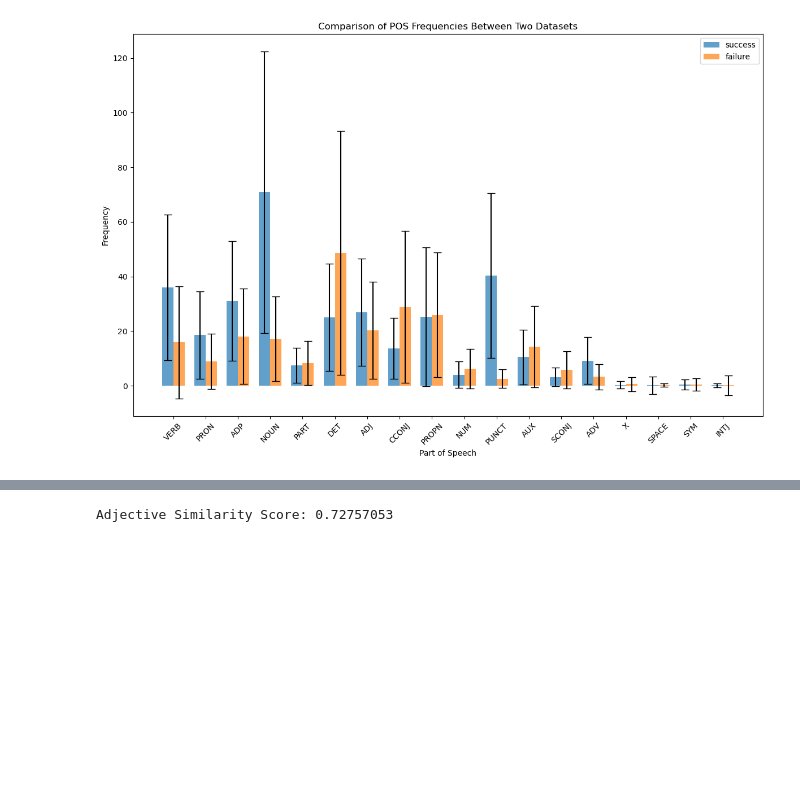
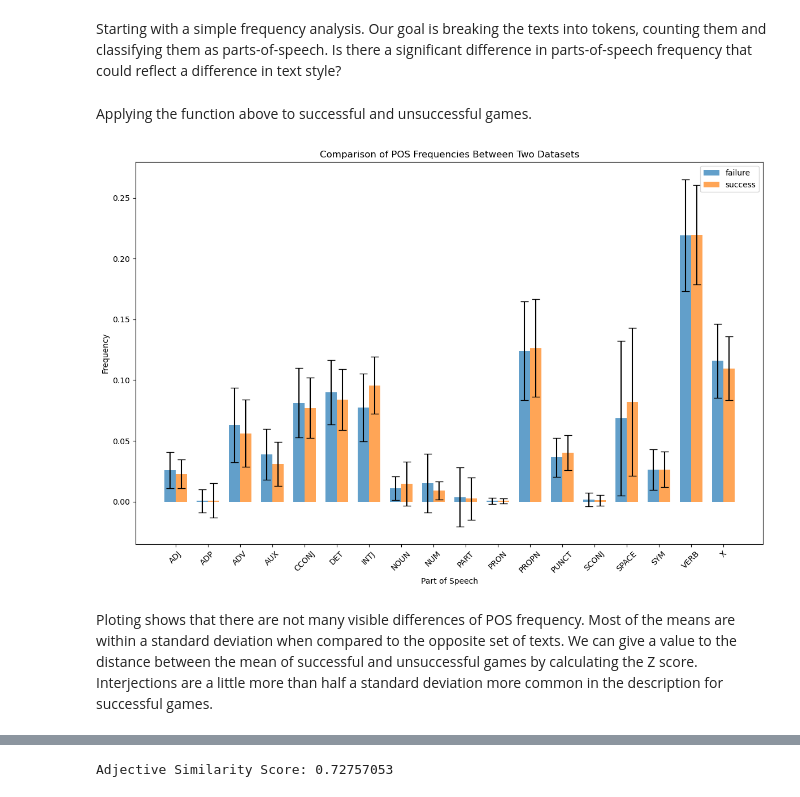
Before and after one commit to MatheusVazManzke/steam-analysis, a Jupyter notebook: notebooks/analysis/1.3-mvm-text-analysis.ipynb, the cells around one changed output, grey strips where cells are left out. Saved outputs shown, nothing was run; the diff lists cells and outputs as text; code cells hidden in the pictures; blank space fills up the shorter version.

```diff
--- a/notebooks/analysis/1.3-mvm-text-analysis.ipynb
+++ b/notebooks/analysis/1.3-mvm-text-analysis.ipynb
@@ -64,8 +26,0 @@ def count_pos(text):
-# %%
-# Apply the function to each text and aggregate the results
-pos_counts = Counter()
-for text in steam_failure_about[:1000]:
-    pos_counts.update(count_pos(text))
-
-# Convert the counter to a DataFrame for easier plotting
-# pos_df = pd.DataFrame.from_dict(pos_counts, orient='index', columns=['count'])
@@ -287,0 +48,2 @@ SPACE   0.206   3.625563
+# %% [markdown]
+Starting with a simple frequency analysis. Our goal is breaking the texts into tokens, counting them and classifying them as parts-of-speech. Is there a significant difference in parts-of-speech frequency that could reflect a difference in text style?
@@ -288,14 +86,24 @@ SPACE   0.206   3.625563
+# %% [markdown]
+Applying the function above to successful and unsuccessful games.
+# %%
+failure_sample = random.sample(list(steam_failure_about), 5000)
+failure_pos_count = pos_frequency(failure_sample)
+failure_pos_count.index = failure_pos_count.index.sort_values()
+failure_mean_count = failure_pos_count.mean(axis=1)
+failure_std_count = failure_pos_count.std(axis=1)
+# %%
+success_sample = random.sample(list(steam_success_about), 5000)
+success_pos_count = pos_frequency(success_sample)
+success_pos_count.index = success_pos_count.index.sort_values()
+success_mean_count = success_pos_count.mean(axis=1)
+success_std_count = success_pos_count.std(axis=1)
 # %%
-# Sample DataFrames for demonstration (replace with your actual DataFrames)
-# pos_stats_df1 = ...
-# pos_stats_df2 = ...
-
 # Extract POS tags, means, and standard deviations
-pos_tags = pos_stats.index
-means1 = pos_stats_success["mean"]
-stds1 = pos_stats_success["std"]
-means2 = pos_stats_failure["mean"]
-stds2 = pos_stats_failure["std"]
+pos_tags = success_pos_count.index
+means1 = failure_mean_count
+stds1 = failure_std_count
+means2 = success_mean_count
+stds2 = success_std_count
 
 # Set up the bar width and positions
 bar_width = 0.35
@@ -303,33 +111,35 @@ index = np.arange(len(pos_tags))
 
 # Create a bar plot
 fig, ax = plt.subplots(figsize=(12, 8))
 
 # Plot dataset 1
 bar1 = ax.bar(
-    index, means1, bar_width, yerr=stds1, label="success", alpha=0.7, capsize=5
+    index, means1, bar_width, yerr=stds1, label="failure", alpha=0.7, capsize=5
 )
 
 # Plot dataset 2
 bar2 = ax.bar(
     index + bar_width,
     means2,
     bar_width,
     yerr=stds2,
-    label="failure",
+    label="success",
     alpha=0.7,
     capsize=5,
 )
 
 # Add labels, title, and legend
 ax.set_xlabel("Part of Speech")
 ax.set_ylabel("Frequency")
 ax.set_title("Comparison of POS Frequencies Between Two Datasets")
 ax.set_xticks(index + bar_width / 2)
 ax.set_xticklabels(pos_tags, rotation=45)
 ax.legend()
 
 # Show the plot
 plt.tight_layout()
 plt.show()
 # %% [output]
-[figure, old version]
+[figure, new version]
+# %% [markdown]
+Ploting shows that there are not many visible differences of POS frequency. Most of the means are within a standard deviation when compared to the opposite set of texts. We can give a value to the distance between the mean of successful and unsuccessful games by calculating the Z score. Interjections are a little more than half a standard deviation more common in the description for successful games.
```
Also changed, not shown: parts of 57 cells of this notebook, 1 other file.
